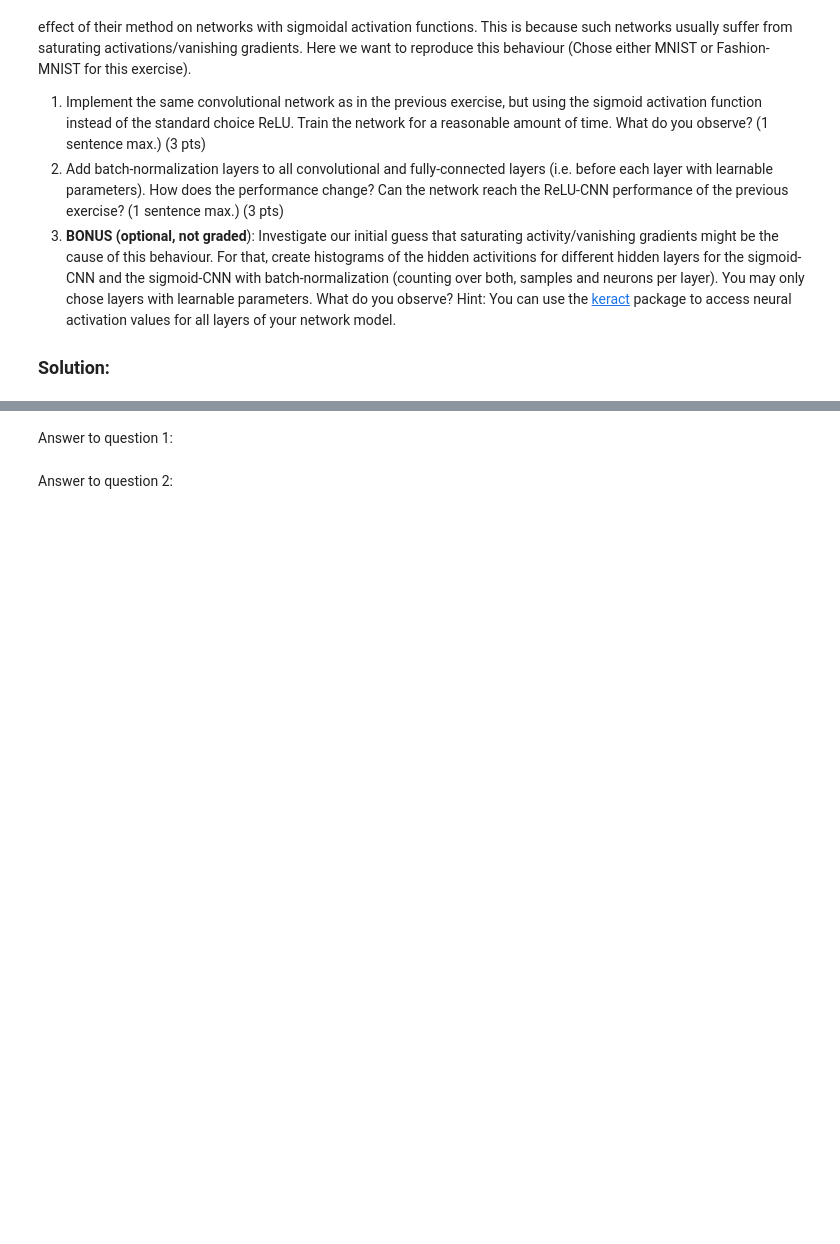
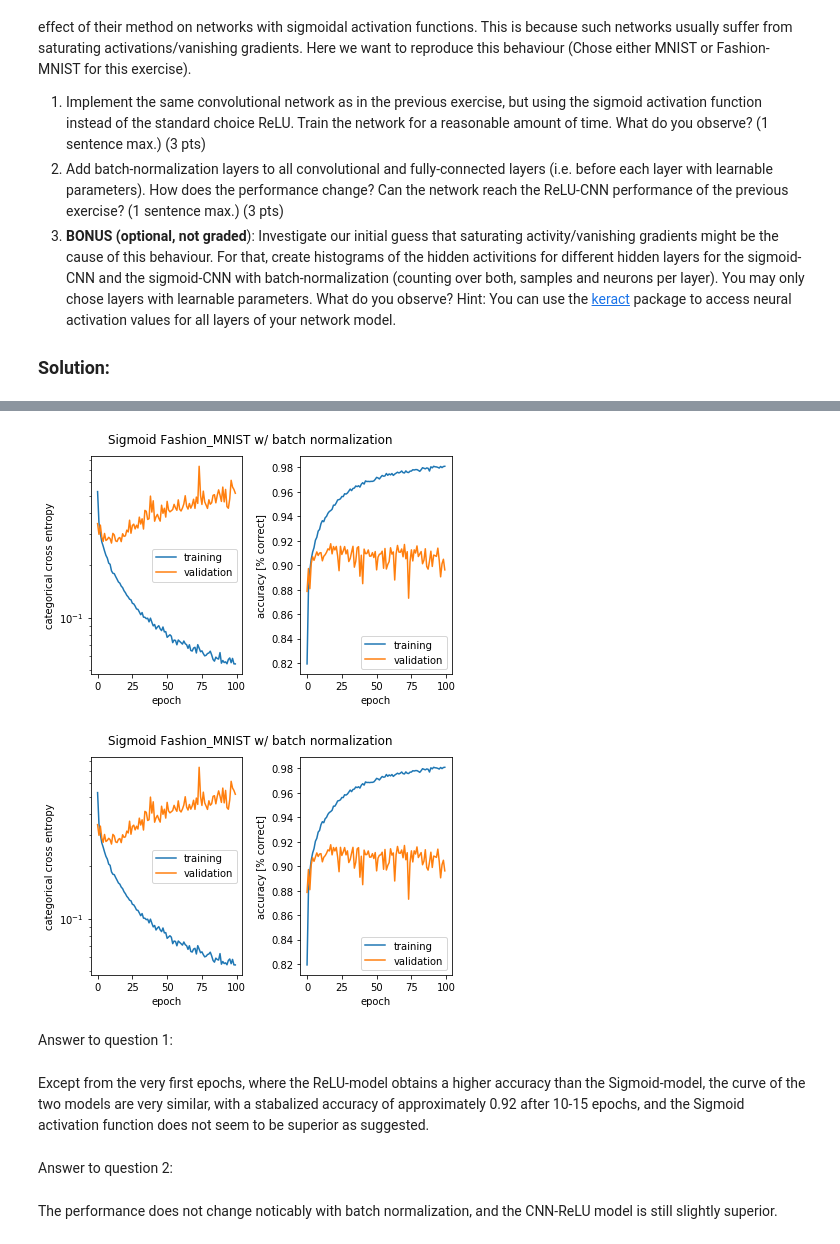
Before and after one commit to haakonms/annminiproject, a Jupyter notebook: miniproject1.ipynb, the cells around one changed output, grey strips where cells are left out. Cells and saved outputs as stored; diff of their text form; code cells hidden in the pictures; blank space fills up the shorter version.

```diff
--- a/miniproject1.ipynb
+++ b/miniproject1.ipynb
@@ -472,0 +703,40 @@ Hint: You can use the [keract](https://github.com/philipperemy/keract) package t
+# %%
+def cnn_sigmoid_batchnorm_model(x_train, y_train, x_test, y_test, num_classes=10, nrows=28, ncols=28, batch_size=128, epochs=10):
+
+    input_shape = (nrows, ncols, 1)
+
+    model = Sequential()
+
+    model.add(BatchNormalization())
+    model.add(Conv2D(128, kernel_size=(3, 3),
+                     activation='sigmoid',
+                     input_shape=input_shape))
+
+    model.add(BatchNormalization())
+    model.add(Conv2D(64, (3, 3), activation='sigmoid'))
+    model.add(MaxPooling2D())
+    model.add(BatchNormalization())
+    model.add(Conv2D(32, (3, 3), activation='sigmoid'))
+
+    model.add(Dropout(0.25))
+    model.add(Flatten())
+    model.add(BatchNormalization())
+    model.add(Dense(num_classes, activation='softmax'))
+
+    model.compile(loss='categorical_crossentropy',
+                  optimizer=Adam(lr=0.001),
+                  metrics=['accuracy'])
+
+    history = model.fit(x_train, y_train,
+              batch_size=batch_size,
+              epochs=epochs,
+              verbose=1,
+              validation_data=(x_test, y_test))
+
+    score = model.evaluate(x_test, y_test, verbose=0)
+    print('Test loss:', score[0])
+    print('Test accuracy:', score[1])
+
+    return history
+# %%
+sigmoid_batchnorm_history = cnn_sigmoid_batchnorm_model(fashion_x_train, fashion_y_train, fashion_x_test, fashion_y_test, epochs=100)
@@ -473,4 +761,13 @@ Hint: You can use the [keract](https://github.com/philipperemy/keract) package t
+# %%
+plot_history(sigmoid_batchnorm_history, 'Sigmoid Fashion_MNIST w/ batch normalization')
+# %% [output]
+[figure, added]
+[figure, added]
 # %% [markdown]
 Answer to question 1:
+# %% [markdown]
+Except from the very first epochs, where the ReLU-model obtains a higher accuracy than the Sigmoid-model, the curve of the two models are very similar, with a stabalized accuracy of approximately 0.92 after 10-15 epochs, and the Sigmoid activation function does not seem to be superior as suggested.
 # %% [markdown]
 Answer to question 2:
+# %% [markdown]
+The performance does not change noticably with batch normalization, and the CNN-ReLU model is still slightly superior.
```
Also changed, not shown: parts of 27 cells of this notebook.
